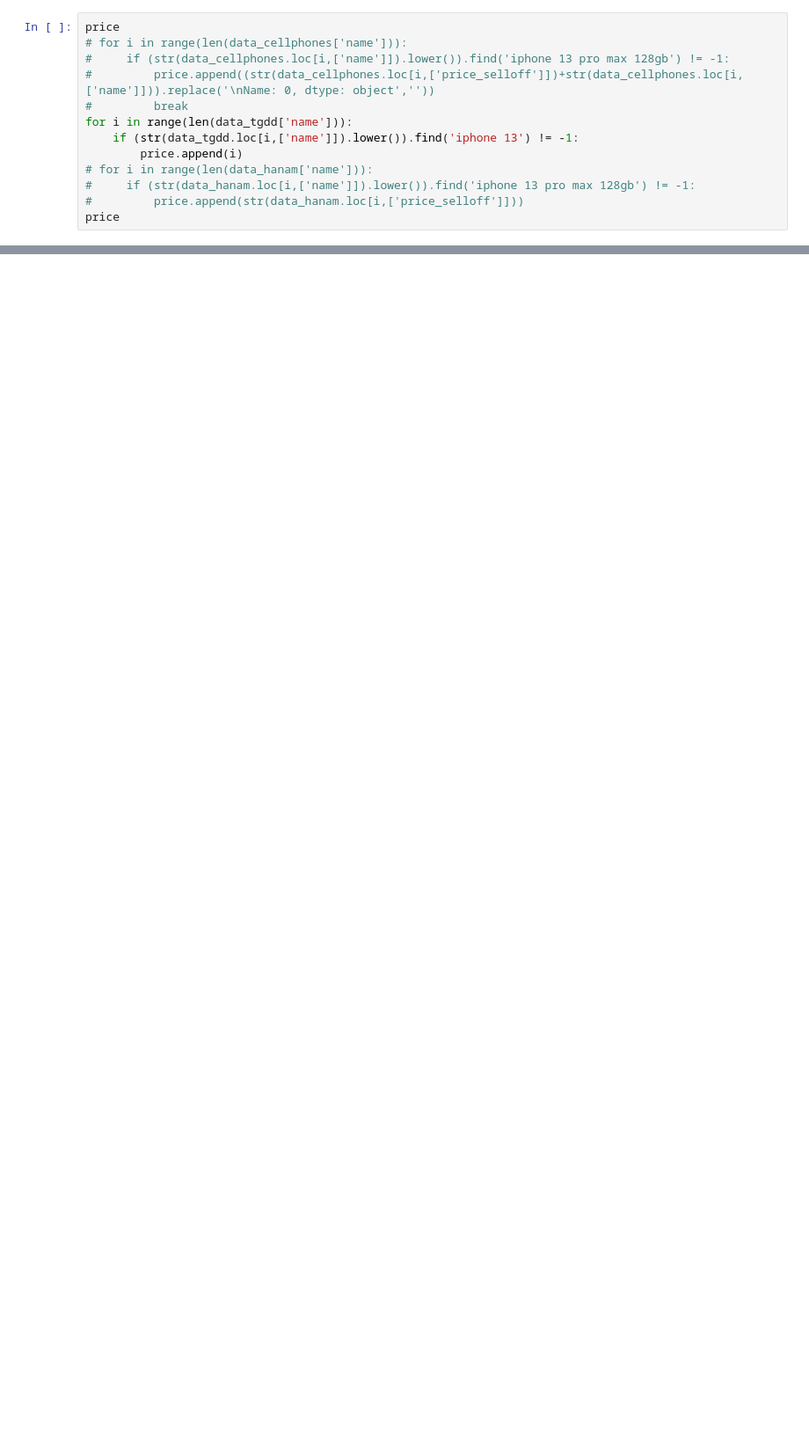
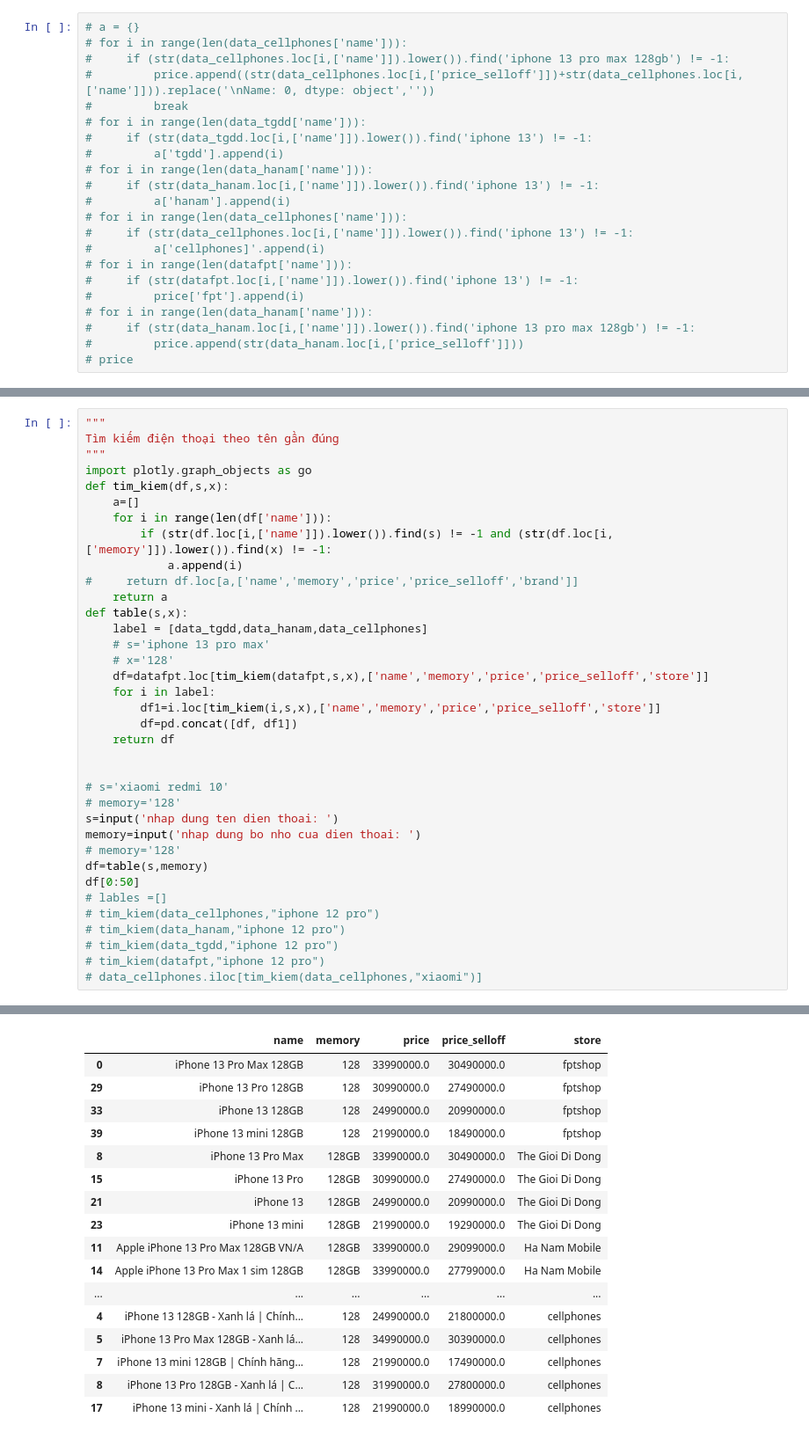
Before and after one commit to DuyManh030901/Data_ttcs_akabot, a Jupyter notebook: Data_ttcs/code/visualization.ipynb, the cells around one changed output, grey strips where cells are left out. Shown: that part at 88% size. Saved outputs shown, nothing was run; the diff lists cells and outputs as text; blank space fills up the shorter version.

```diff
--- a/Data_ttcs/code/visualization.ipynb
+++ b/Data_ttcs/code/visualization.ipynb
@@ -466,15 +450,24 @@ fig.show()
 # %% [output]
 [interactive output not drawn]
 # %%
-price
+# a = {}
 # for i in range(len(data_cellphones['name'])):
 #     if (str(data_cellphones.loc[i,['name']]).lower()).find('iphone 13 pro max 128gb') != -1:
 #         price.append((str(data_cellphones.loc[i,['price_selloff']])+str(data_cellphones.loc[i,['name']])).replace('\nName: 0, dtype: object',''))
 #         break
-for i in range(len(data_tgdd['name'])):
-    if (str(data_tgdd.loc[i,['name']]).lower()).find('iphone 13') != -1:
-        price.append(i)
+# for i in range(len(data_tgdd['name'])):
+#     if (str(data_tgdd.loc[i,['name']]).lower()).find('iphone 13') != -1:
+#         a['tgdd'].append(i)
+# for i in range(len(data_hanam['name'])):
+#     if (str(data_hanam.loc[i,['name']]).lower()).find('iphone 13') != -1:
+#         a['hanam'].append(i)
+# for i in range(len(data_cellphones['name'])):
+#     if (str(data_cellphones.loc[i,['name']]).lower()).find('iphone 13') != -1:
+#         a['cellphones]'.append(i)
+# for i in range(len(datafpt['name'])):
+#     if (str(datafpt.loc[i,['name']]).lower()).find('iphone 13') != -1:
+#         price['fpt'].append(i)
 # for i in range(len(data_hanam['name'])):
 #     if (str(data_hanam.loc[i,['name']]).lower()).find('iphone 13 pro max 128gb') != -1:
 #         price.append(str(data_hanam.loc[i,['price_selloff']]))
-price
+# price
@@ -521,0 +501,37 @@ data_cellphones[0:20]
+# %%
+"""
+Tìm kiếm điện thoại theo tên gần đúng
+"""
+import plotly.graph_objects as go
+def tim_kiem(df,s,x):
+    a=[]
+    for i in range(len(df['name'])):
+        if (str(df.loc[i,['name']]).lower()).find(s) != -1 and (str(df.loc[i,['memory']]).lower()).find(x) != -1:
+            a.append(i)
+#     return df.loc[a,['name','memory','price','price_selloff','brand']]
+    return a
+def table(s,x):
+    label = [data_tgdd,data_hanam,data_cellphones]
+    # s='iphone 13 pro max'
+    # x='128'
+    df=datafpt.loc[tim_kiem(datafpt,s,x),['name','memory','price','price_selloff','store']]
+    for i in label:
+        df1=i.loc[tim_kiem(i,s,x),['name','memory','price','price_selloff','store']]
+        df=pd.concat([df, df1])
+    return df
+
+
+# s='xiaomi redmi 10'
+# memory='128'
+s=input('nhap dung ten dien thoai: ')
+memory=input('nhap dung bo nho cua dien thoai: ')
+# memory='128'
+df=table(s,memory)
+df[0:50]
+# lables =[]
+# tim_kiem(data_cellphones,"iphone 12 pro")
+# tim_kiem(data_hanam,"iphone 12 pro")
+# tim_kiem(data_tgdd,"iphone 12 pro")
+# tim_kiem(datafpt,"iphone 12 pro")
+# data_cellphones.iloc[tim_kiem(data_cellphones,"xiaomi")]
+# %% [output]
@@ -521,0 +540,17 @@ data_cellphones[0:20]
+|  | name | memory | price | price_selloff | store |
+| 0 | iPhone 13 Pro Max 128GB | 128 | 33990000.0 | 30490000.0 | fptshop |
+| 29 | iPhone 13 Pro 128GB | 128 | 30990000.0 | 27490000.0 | fptshop |
+| 33 | iPhone 13 128GB | 128 | 24990000.0 | 20990000.0 | fptshop |
+| 39 | iPhone 13 mini 128GB | 128 | 21990000.0 | 18490000.0 | fptshop |
+| 8 | iPhone 13 Pro Max | 128GB | 33990000.0 | 30490000.0 | The Gioi Di Dong |
+| 15 | iPhone 13 Pro | 128GB | 30990000.0 | 27490000.0 | The Gioi Di Dong |
+| 21 | iPhone 13 | 128GB | 24990000.0 | 20990000.0 | The Gioi Di Dong |
+| 23 | iPhone 13 mini | 128GB | 21990000.0 | 19290000.0 | The Gioi Di Dong |
+| 11 | Apple iPhone 13 Pro Max 128GB VN/A | 128GB | 33990000.0 | 29099000.0 | Ha Nam Mobile |
+| 14 | Apple iPhone 13 Pro Max 1 sim 128GB | 128GB | 33990000.0 | 27799000.0 | Ha Nam Mobile |
+| ... | ... | ... | ... | ... | ... |
+| 4 | iPhone 13 128GB - Xanh lá | Chính... | 128 | 24990000.0 | 21800000.0 | cellphones |
+| 5 | iPhone 13 Pro Max 128GB - Xanh lá... | 128 | 34990000.0 | 30390000.0 | cellphones |
+| 7 | iPhone 13 mini 128GB | Chính hãng... | 128 | 21990000.0 | 17490000.0 | cellphones |
+| 8 | iPhone 13 Pro 128GB - Xanh lá | C... | 128 | 31990000.0 | 27800000.0 | cellphones |
+| 17 | iPhone 13 mini - Xanh lá | Chính ... | 128 | 21990000.0 | 18990000.0 | cellphones |
```
Also changed, not shown: parts of 16 cells of this notebook, 2 other files.
